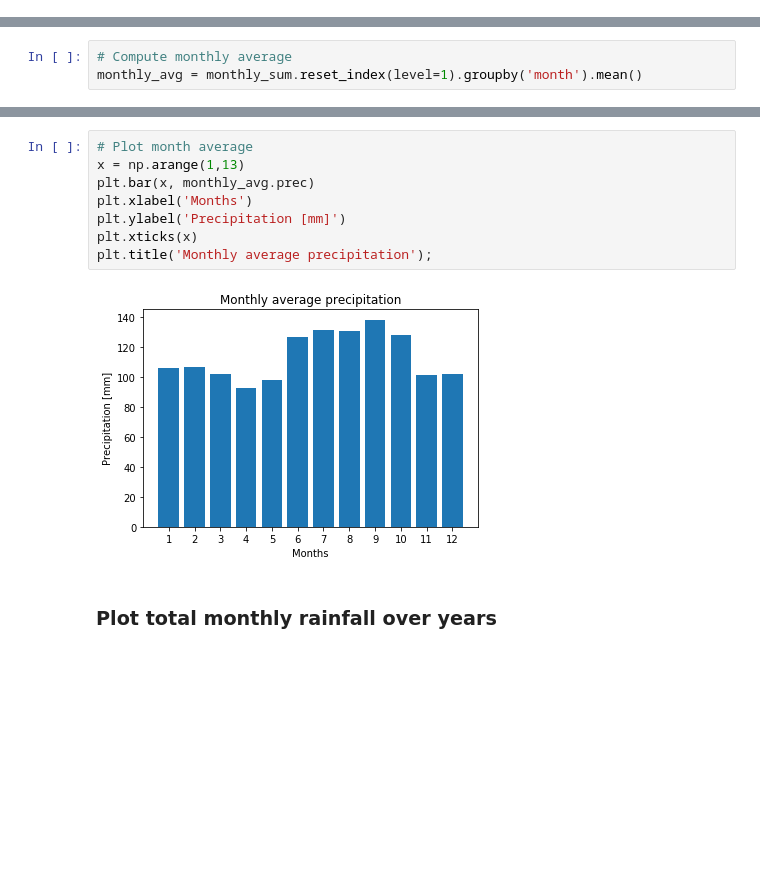
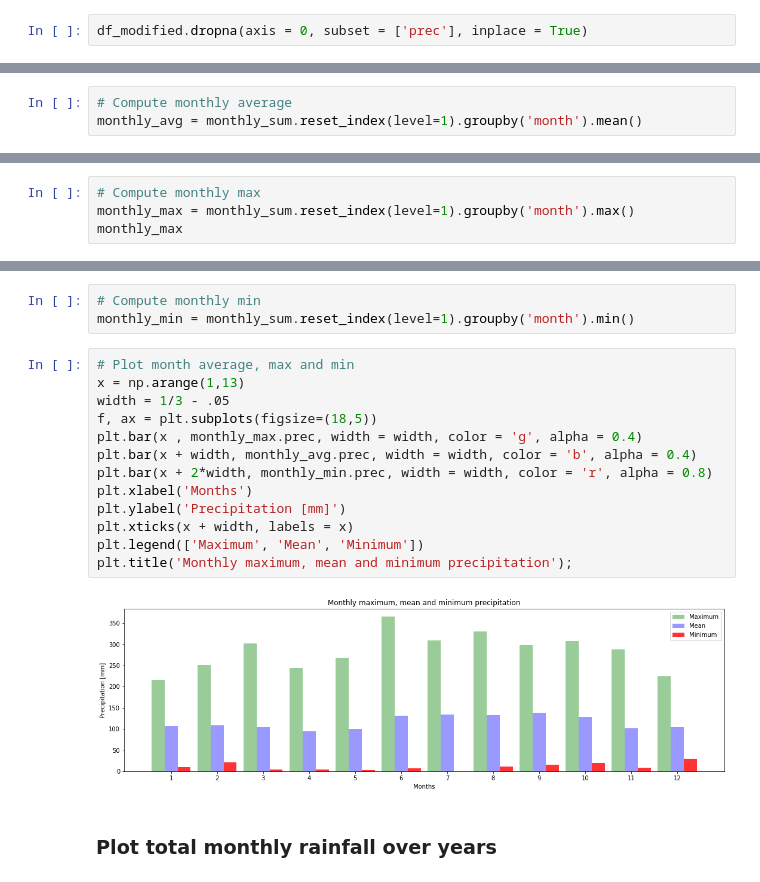
Before and after one commit to dsllt/PortoAlegre_TimeSeriesAnalysis, a Jupyter notebook: TimeSeriesAnalysis.ipynb, the cells around one changed output, grey strips where cells are left out. Cells and saved outputs as stored; diff of their text form; blank space fills up the shorter version.

Commit message:
Inclusion of new plots

```diff
--- a/TimeSeriesAnalysis.ipynb
+++ b/TimeSeriesAnalysis.ipynb
@@ -143 +172,3 @@ DatetimeIndex(['1961-01-01', '1961-01-02', '1961-01-03', '1961-01-04',
+# %%
+df_modified.dropna(axis = 0, subset = ['prec'], inplace = True)
 # %% [markdown]
@@ -188,0 +238,4 @@ monthly_avg.head()
+# %%
+# Compute monthly max
+monthly_max = monthly_sum.reset_index(level=1).groupby('month').max()
+monthly_max
@@ -189,13 +257,21 @@ monthly_avg.head()
+# %%
+# Compute monthly min
+monthly_min = monthly_sum.reset_index(level=1).groupby('month').min()
 # %%
-# Plot month average
+# Plot month average, max and min
 x = np.arange(1,13)
-plt.bar(x, monthly_avg.prec)
+width = 1/3 - .05
+f, ax = plt.subplots(figsize=(18,5))
+plt.bar(x , monthly_max.prec, width = width, color = 'g', alpha = 0.4)
+plt.bar(x + width, monthly_avg.prec, width = width, color = 'b', alpha = 0.4)
+plt.bar(x + 2*width, monthly_min.prec, width = width, color = 'r', alpha = 0.8)
 plt.xlabel('Months')
 plt.ylabel('Precipitation [mm]')
-plt.xticks(x)
-plt.title('Monthly average precipitation');
+plt.xticks(x + width, labels = x)
+plt.legend(['Maximum', 'Mean', 'Minimum'])
+plt.title('Monthly maximum, mean and minimum precipitation');
 # %% [output]
-[figure, old version]
+[figure, new version]
 # %% [markdown]
 ### Plot total monthly rainfall over years
 # %%
```
Also changed, not shown: parts of 22 cells of this notebook.
